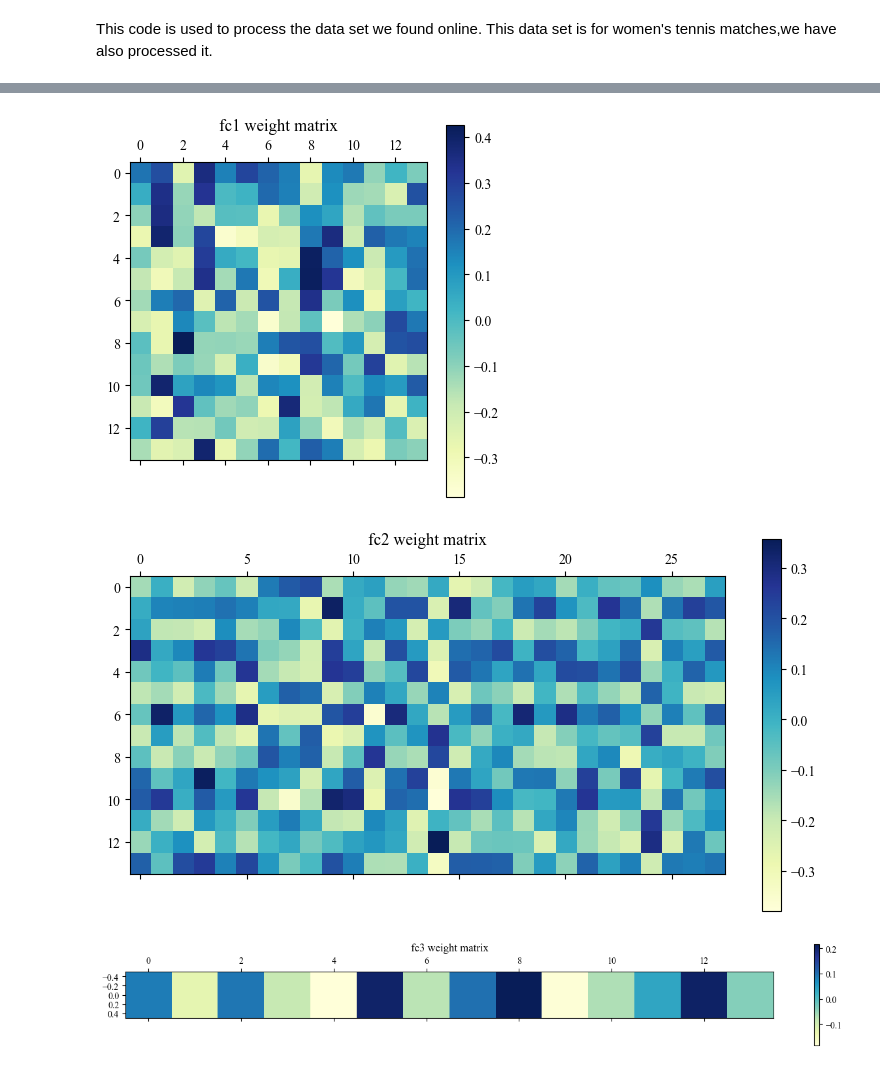
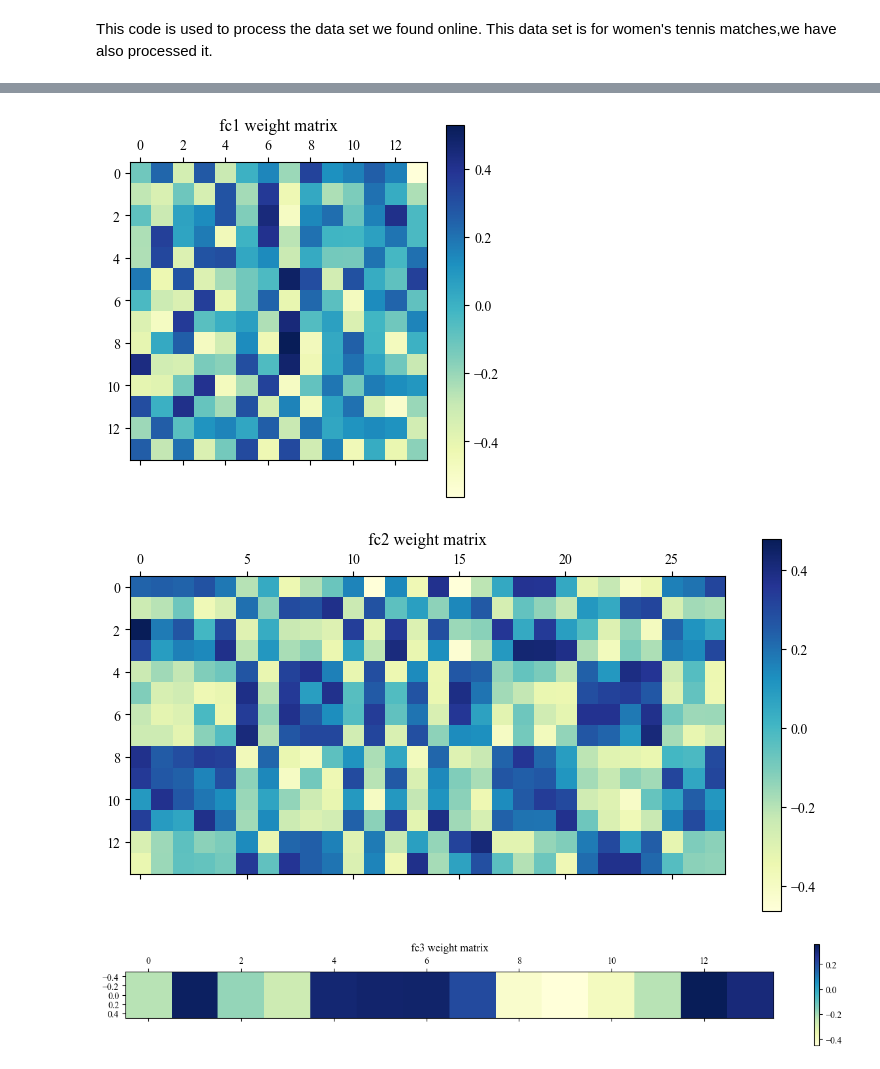
Before and after one commit to curryfromuestc/2024_MCM_C, a Jupyter notebook: code/for_female_tennis.ipynb, the cells around one changed output, grey strips where cells are left out. Cells and saved outputs as stored; diff of their text form; code cells hidden in the pictures.

```diff
--- a/code/for_female_tennis.ipynb
+++ b/code/for_female_tennis.ipynb
@@ -21,7 +21,7 @@ features_scaled = scaler.fit_transform(features)
 # 构造每个set的胜者标签（简化逻辑）
 # 假设set的胜者是在该set中得分更多的玩家
 # 注意：这里的逻辑可能需要根据实际数据和规则进行调整
-set_winner = (data['SetWinner'] == 1).astype(int)
+set_winner = (data['PointWinner'] == 1).astype(int)
 
 # 划分数据集（这里我们简化，直接使用行号进行划分）
 X_train, X_test = features_scaled[:4391], features_scaled[4391:]
@@ -97,6 +97,7 @@ export_data = np.hstack((features_array, predictions_array.reshape(-1, 1)))
 features_original = scaler.inverse_transform(features_array)
 export_df = pd.DataFrame(features_original, columns=['p1_ace', 'p2_ace', 'p1_break_pt_won', 'p2_break_pt_won', 'p1_double_fault', 'p2_double_fault', 'p1_unf_err', 'p2_unf_err','PointServer','Speed_KMH','p1_net_pt','p2_net_pt','p1_distance_run','p2_distance_run'])
 export_df['Predicted_Value'] = predictions_array
+export_df['Time'] = data['ElapsedTime']
 
 # 导出DataFrame为CSV文件
 export_df.to_csv('/Users/curryyang/code/2024_MCM_C_UESTC/exported_datasets/femal_exported.csv', index=False)
@@ -192,3 +186,3 @@ SetPredictor(
-[figure, old version]
+[figure, new version]
-[figure, old version]
+[figure, new version]
-[figure, old version]
+[figure, new version]
```
Also changed, not shown: parts of 2 cells of this notebook, 5 other files.
